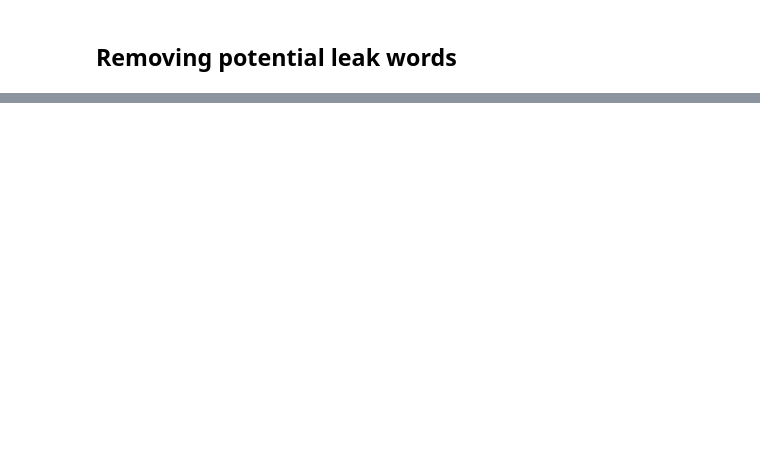
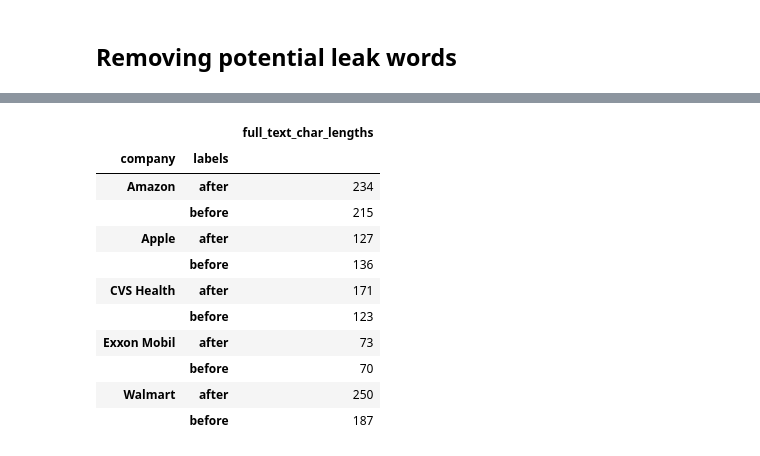
Before and after one commit to danielmberry/fortune-100-company-press-release-language-analysis, a Jupyter notebook: code/06-clean-explore-data.ipynb, the cells around one changed output, grey strips where cells are left out. Drawn from its saved outputs; the diff is of its cells as text; code cells hidden in the pictures; blank space fills up the shorter version.

```diff
--- a/code/06-data-cleaning.ipynb
+++ b/code/06-clean-explore-data.ipynb
@@ -244,0 +300,16 @@ for file in tqdm(files):
+# %%
+# eda.groupby(by='company').mean()
+eda.groupby(by=['company','labels']).count()
+# %% [output]
+|  |  | full_text_char_lengths |
+| company | labels |  |
+| Amazon | after | 234 |
+|  | before | 215 |
+| Apple | after | 127 |
+|  | before | 136 |
+| CVS Health | after | 171 |
+|  | before | 123 |
+| Exxon Mobil | after | 73 |
+|  | before | 70 |
+| Walmart | after | 250 |
+|  | before | 187 |
```
Also changed, not shown: parts of 16 cells of this notebook.
